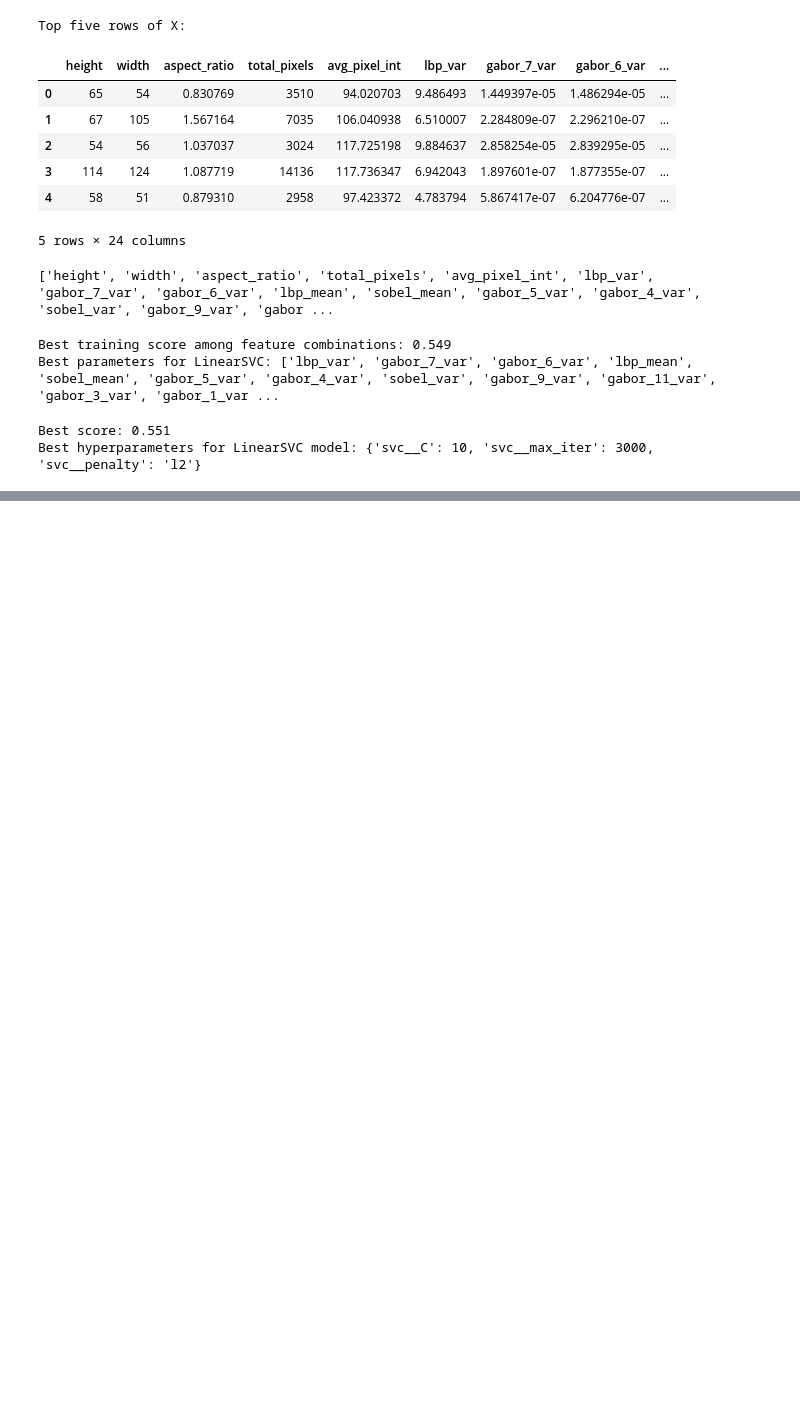
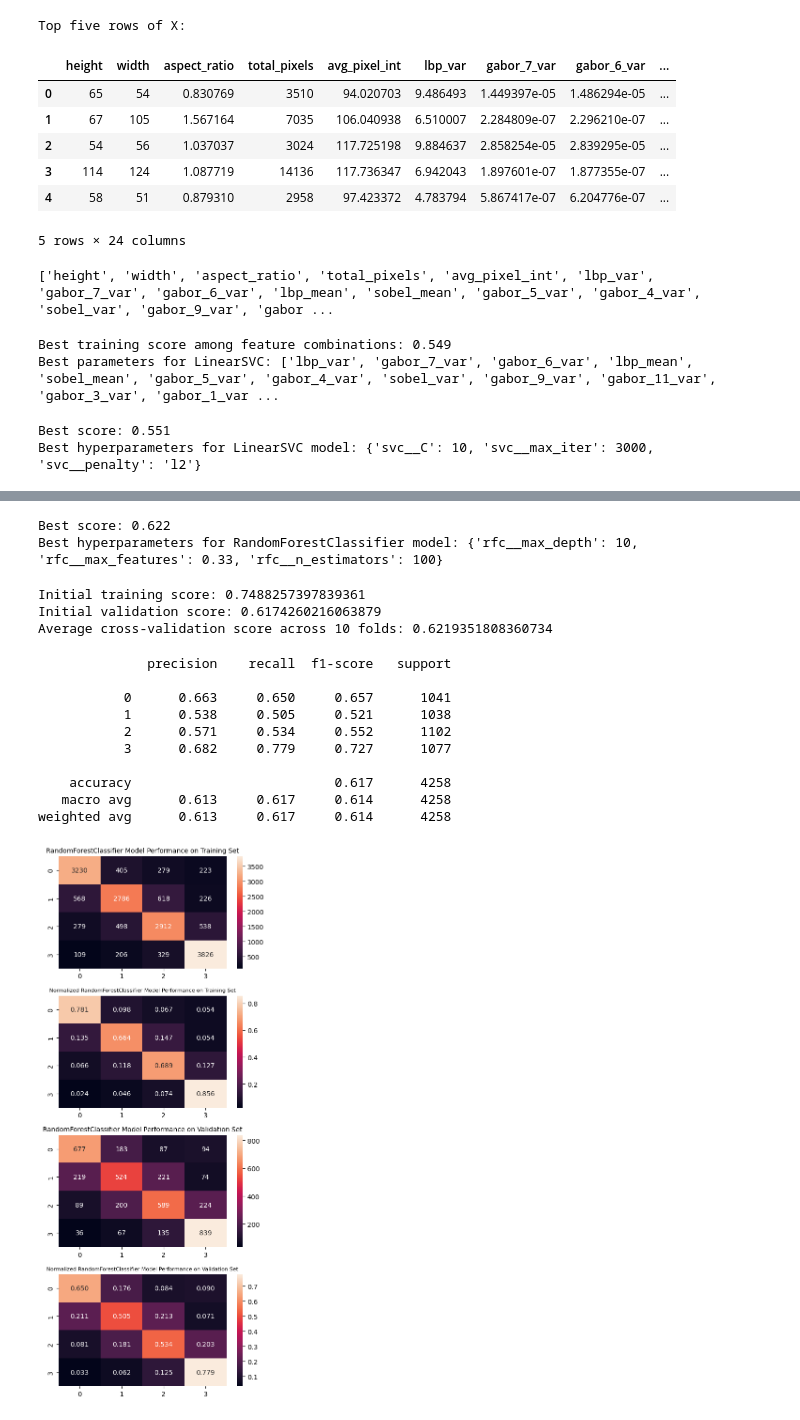
Before and after one commit to saltyjared/natural-disaster-classifier, a Jupyter notebook: 3039556665_3039559824_3039557146/analysis/Data_200S_Graduate_Project_Computer_Vision_Task_B.ipynb, the cells around one changed output, grey strips where cells are left out. Cells and saved outputs as stored; diff of their text form; code cells hidden in the pictures; blank space fills up the shorter version.

```diff
--- a/3039556665_3039559824_3039557146/analysis/Data_200S_Graduate_Project_Computer_Vision_Task_B.ipynb
+++ b/3039556665_3039559824_3039557146/analysis/Data_200S_Graduate_Project_Computer_Vision_Task_B.ipynb
@@ -395,0 +473,74 @@ Best hyperparameters for LinearSVC model: {'svc__C': 10, 'svc__max_iter': 3000,
+# %%
+# RandomForestClassifier Grid Search (runtime: ~8min)
+pipe = Pipeline([('scaler', StandardScaler()),
+                 ('rfc', RandomForestClassifier(random_state=42))])
+
+param_grid = {'rfc__n_estimators' : [10, 100],
+              'rfc__max_features' : ['sqrt', 'log2', 0.33],
+              'rfc__max_depth' : [1, 2, 5, 10]}
+
+best_X = X[rfc_best_params]
+
+grid_search = GridSearchCV(pipe, param_grid, cv=10)
+grid_search.fit(best_X, y)
+
+print(f'Best score: {grid_search.best_score_:.3f}')
+print(f'Best hyperparameters for RandomForestClassifier model: {grid_search.best_params_}')
+# %% [output]
+Best score: 0.622
+Best hyperparameters for RandomForestClassifier model: {'rfc__max_depth': 10, 'rfc__max_features': 0.33, 'rfc__n_estimators': 100}
+# %%
+optimal_pipe = Pipeline([('scaler', StandardScaler()),
+                         ('rfc', RandomForestClassifier(max_depth=10, max_features=0.33, n_estimators=100, random_state=42))])
+
+X_train, X_val, y_train, y_val = train_test_split(best_X, y, test_size=0.2, random_state=42)
+optimal_pipe.fit(X_train, y_train)
+rfc_train_preds = optimal_pipe.predict(X_train)
+rfc_train_score = optimal_pipe.score(X_train, y_train)
+rfc_val_preds = optimal_pipe.predict(X_val)
+rfc_val_score = optimal_pipe.score(X_val, y_val)
+rfc_cv_score = cross_val_score(optimal_pipe, best_X, y, cv=10)
+print(f'Initial training score: {rfc_train_score}')
+print(f'Initial validation score: {rfc_val_score}')
+print(f'Average cross-validation score across 10 folds: {rfc_cv_score.mean()}')
+# %% [output]
+Initial training score: 0.7488257397839361
+Initial validation score: 0.6174260216063879
+Average cross-validation score across 10 folds: 0.6219351808360734
+# %%
+plt.subplots(figsize=(5,12))
+
+print(classification_report(y_val, rfc_val_preds, digits=3))
+
+plt.subplot(4, 1, 1)
+sns.heatmap(pd.DataFrame(confusion_matrix(y_train, rfc_train_preds), index=[0, 1, 2, 3], columns=[0, 1, 2, 3]), fmt='.0f', annot=True)
+plt.title('RandomForestClassifier Model Performance on Training Set', fontsize=10)
+
+plt.subplot(4, 1, 2)
+sns.heatmap(pd.DataFrame(confusion_matrix(y_train, rfc_train_preds, normalize='true'),
+                         index=[0, 1, 2, 3], columns=[0, 1, 2, 3]), fmt='.3f', annot=True)
+plt.title('Normalized RandomForestClassifier Model Performance on Training Set', fontsize=8)
+
+plt.subplot(4, 1, 3)
+sns.heatmap(pd.DataFrame(confusion_matrix(y_val, rfc_val_preds), index=[0, 1, 2, 3], columns=[0, 1, 2, 3]), fmt='.0f', annot=True)
+plt.title('RandomForestClassifier Model Performance on Validation Set', fontsize=10)
+
+plt.subplot(4, 1, 4)
+sns.heatmap(pd.DataFrame(confusion_matrix(y_val, rfc_val_preds, normalize='true'),
+                         index=[0, 1, 2, 3], columns=[0, 1, 2, 3]), fmt='.3f', annot=True)
+plt.title('Normalized RandomForestClassifier Model Performance on Validation Set', fontsize=8)
+
+plt.tight_layout()
+plt.show()
+# %% [output]
+              precision    recall  f1-score   support
+
+           0      0.663     0.650     0.657      1041
+           1      0.538     0.505     0.521      1038
+           2      0.571     0.534     0.552      1102
+           3      0.682     0.779     0.727      1077
+
+    accuracy                          0.617      4258
+   macro avg      0.613     0.617     0.614      4258
+weighted avg      0.613     0.617     0.614      4258
+[figure, added]
```
Also changed, not shown: parts of 3 cells of this notebook.
